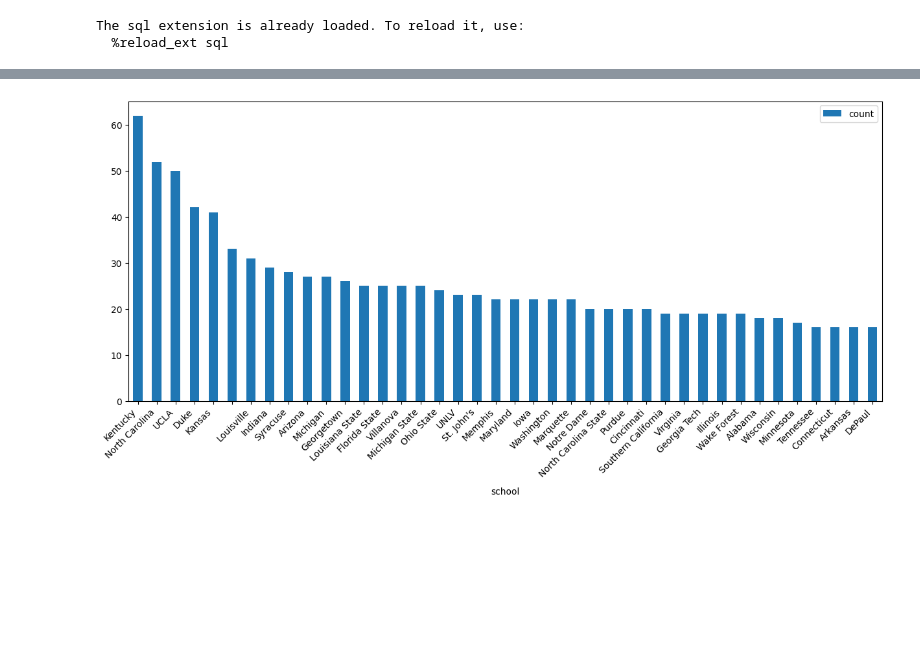
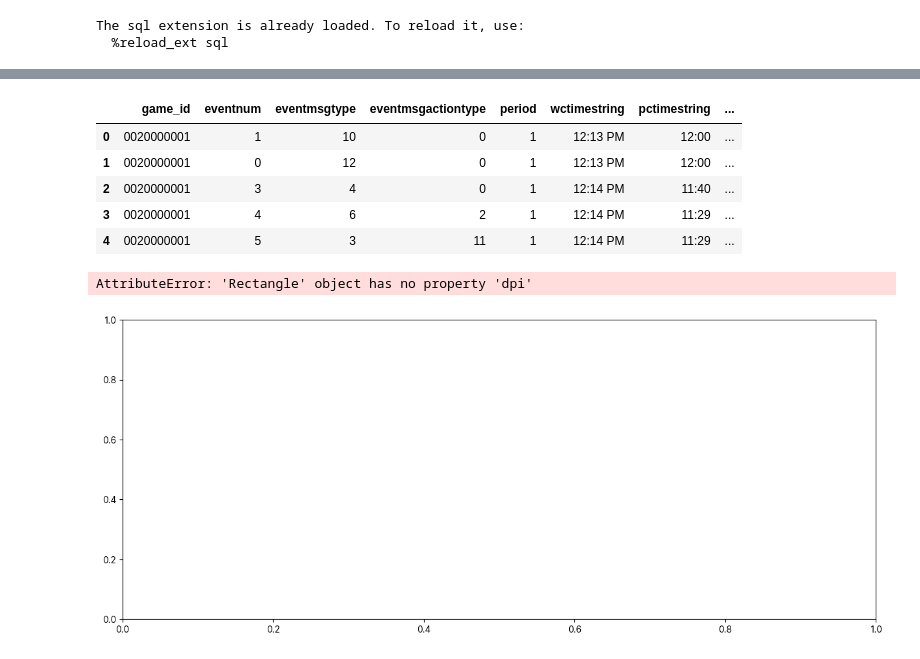
Before and after one commit to malte-j/dataviz-2023, a Jupyter notebook: notebooks/play-by-play.ipynb, the cells around one changed output, grey strips where cells are left out. Drawn from its saved outputs; the diff is of its cells as text; code cells hidden in the pictures; blank space fills up the shorter version.

Commit message:
add play-by-play analysis

```diff
--- a/notebooks/play-by-play.ipynb
+++ b/notebooks/play-by-play.ipynb
@@ -14,6 +14,13 @@ import pandas as pd
 # %% [output]
 The sql extension is already loaded. To reload it, use:
   %reload_ext sql
+# %%
+# Plot settings
+import matplotlib.pyplot as plt
+import matplotlib
+
+plt.rcParams['figure.dpi'] = 600
+matplotlib.rcParams['font.family'] = ['Inter', 'sans-serif']
 # %%
 %sql play_by_play << SELECT * FROM read_csv_auto('../archive/csv/play_by_play.csv') ORDER BY game_id, wctimestring LIMIT 40;
 play_by_play: pd.DataFrame
@@ -40,0 +47,11 @@ play_by_play
+# %%
+pd.set_option('display.max_colwidth', 3000)
+pd.set_option("display.max_columns", None)
+play_by_play.head()
+# %% [output]
+|  | game_id | eventnum | eventmsgtype | eventmsgactiontype | period | wctimestring | pctimestring | ... |
+| 0 | 0020000001 | 1 | 10 | 0 | 1 | 12:13 PM | 12:00 | ... |
+| 1 | 0020000001 | 0 | 12 | 0 | 1 | 12:13 PM | 12:00 | ... |
+| 2 | 0020000001 | 3 | 4 | 0 | 1 | 12:14 PM | 11:40 | ... |
+| 3 | 0020000001 | 4 | 6 | 2 | 1 | 12:14 PM | 11:29 | ... |
+| 4 | 0020000001 | 5 | 3 | 11 | 1 | 12:14 PM | 11:29 | ... |
@@ -41,9 +61,17 @@ play_by_play
 # %%
 # plot  schools, rotate axis labels
 
 import matplotlib.pyplot as plt
-top_schools.plot.bar(x='school', y='count', rot=0, figsize=(15,6))
+matplotlib.rcParams['font.family'] = ['Inter', 'sans-serif']
+
+# top_schools.plot.bar(x='school', y='count', rot=0, figsize=(15,6))
+
+# dpi 300
+
+top_schools.plot.bar(x='school', y='count', rot=0, figsize=(15,6), dpi=300)
+
 plt.xticks(rotation = 45, ha="right")
 plt.show()
 # %% [output]
+AttributeError: 'Rectangle' object has no property 'dpi'
-[figure, old version]
+[figure, new version]
```
Also changed, not shown: parts of 5 cells of this notebook, 1 other file.
